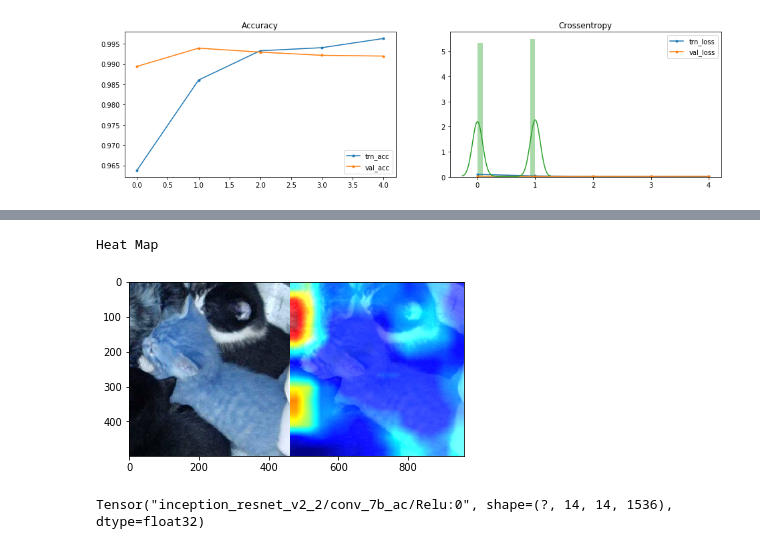
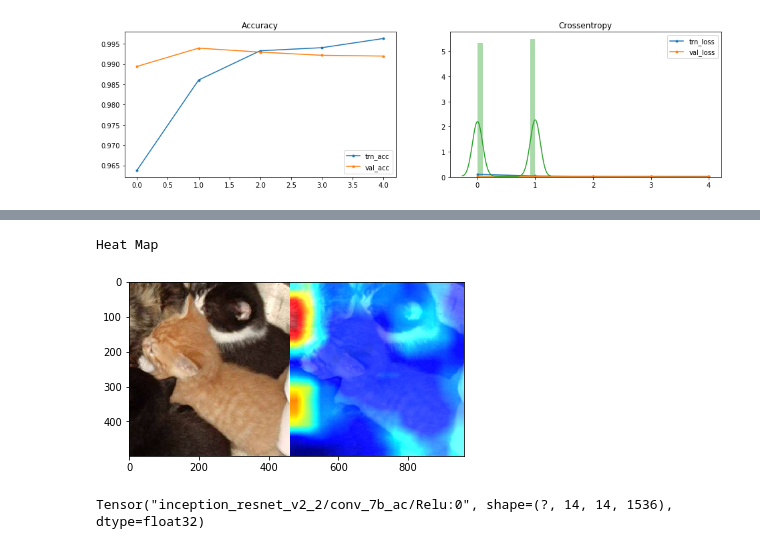
Before and after one commit to muraryu/dogcat, a Jupyter notebook: dogcat_mura.ipynb, the cells around one changed output, grey strips where cells are left out. Saved outputs shown, nothing was run; the diff lists cells and outputs as text; code cells hidden in the pictures.

```diff
--- a/dogcat_mura.ipynb
+++ b/dogcat_mura.ipynb
@@ -41,6 +41,7 @@ train_pre_dir = 'train_pre/'
 test_pre_dir = 'test_pre/'
 train_labels_path = 'drive/My Drive/dogcat/input/train_label.csv'
 sample_submission_path = 'drive/My Drive/dogcat/input/sample_submission.csv'
+gradcam_dir = 'drive/My Drive/dogcat/GradCAM++/'
 
 # Google Colaboratory環境であることを示すフラグ
 google_colab_flag = []
@@ -874,37 +876,40 @@ def Grad_Cam_plus_plus(input_model, layer_name, x, row, col):
     grad_CAM_map = np.sum(deep_linearization_weights * conv_output, axis=2)
     grad_CAM_map = np.maximum(grad_CAM_map, 0)
     grad_CAM_map = grad_CAM_map / np.max(grad_CAM_map)
 
     #ヒートマップを描く
     grad_CAM_map = cv2.resize(grad_CAM_map, (row, col), cv2.INTER_LINEAR)
     jetcam = cv2.applyColorMap(np.uint8(255 * grad_CAM_map), cv2.COLORMAP_JET)  # モノクロ画像に疑似的に色をつける
     jetcam = (np.float32(jetcam) + x / 2)   # もとの画像に合成
 
     return jetcam
 
+image_path = test_dir + '6549.jpg' # Target image file path
+
 target_layer = 'inception_resnet_v2' # InceptionResNetV2
-image_path = 'test/6549.jpg'
 row = value_space["width_x_height"][near_vector["width_x_height"]]
 col = value_space["width_x_height"][near_vector["width_x_height"]]
 
 img = img_to_array(load_img(image_path,target_size=(row,col)))
 img_GCAMplusplus = Grad_Cam_plus_plus(CNN_model, target_layer, img, row, col)
 time = time.ctime()
-img_Gplusplusname = 'drive/My Drive/dogcat/GradCAM++/'+os.path.basename(image_path) + "_GCAM++.jpg"
+img_Gplusplusname = gradcam_dir +os.path.basename(image_path) + "_GCAM++.jpg"
 cv2.imwrite(img_Gplusplusname, img_GCAMplusplus)
 
 def hconcat_resize_min(im_list, interpolation=cv2.INTER_CUBIC):
     h_min = min(im.shape[0] for im in im_list)
     im_list_resize = [cv2.resize(im, (int(im.shape[1] * h_min / im.shape[0]), h_min), interpolation=interpolation)
                       for im in im_list]
     return cv2.hconcat(im_list_resize)
 
-im_h_resize = hconcat_resize_min([cv2.imread(image_path), cv2.cvtColor(cv2.imread(img_Gplusplusname), cv2.COLOR_BGR2RGB)])
+original_image = cv2.cvtColor(cv2.imread(image_path), cv2.COLOR_BGR2RGB)
+gradcam_image = cv2.cvtColor(cv2.imread(img_Gplusplusname), cv2.COLOR_BGR2RGB)
+im_h_resize = hconcat_resize_min([original_image, gradcam_image])
 plt.imshow(im_h_resize)
 print('Heat Map')
 # %% [output]
 Heat Map
-[figure, old version]
+[figure, new version]
 # %%
 # 転移学習の場合は以下を実行して畳み込み層を見つける
 print(CNN_model.get_layer('inception_resnet_v2').get_output_at(1))
```
Also changed, not shown: parts of 1 cell of this notebook.
